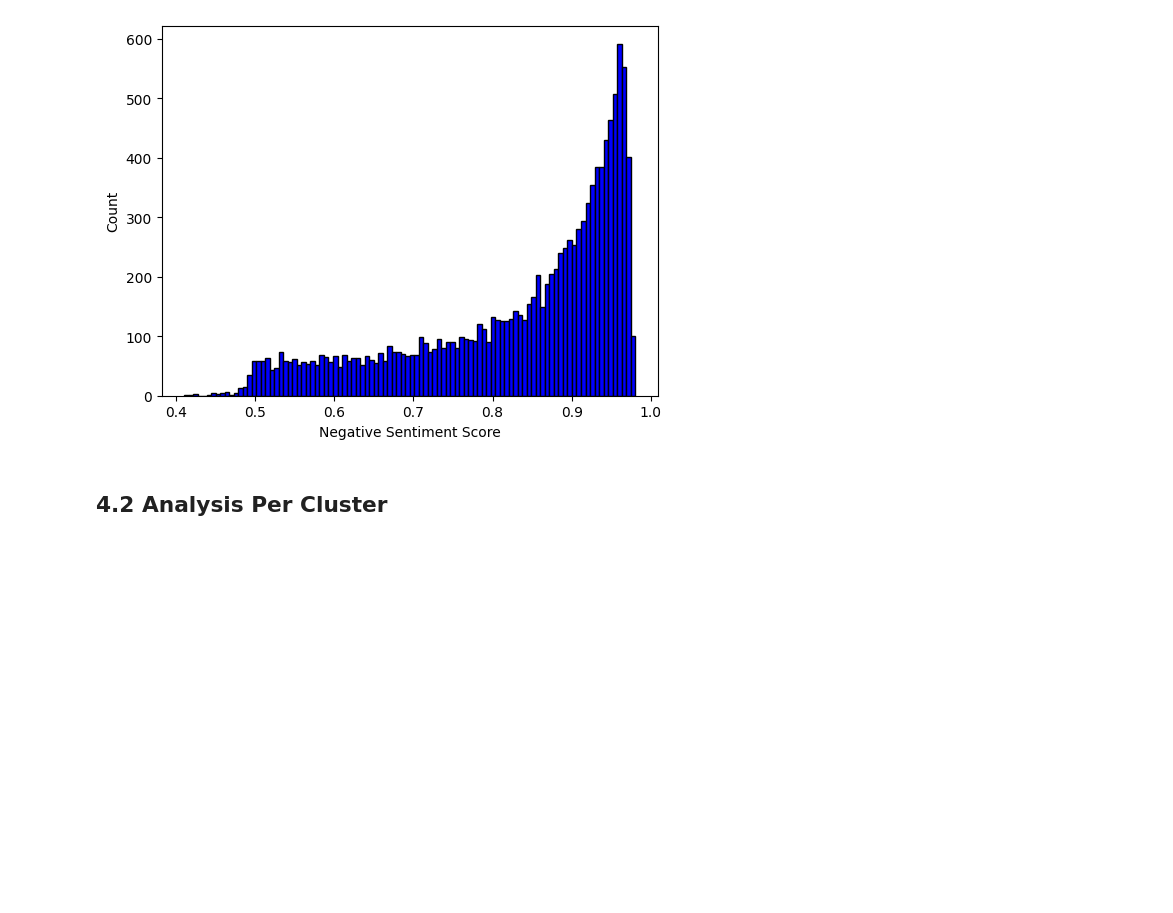
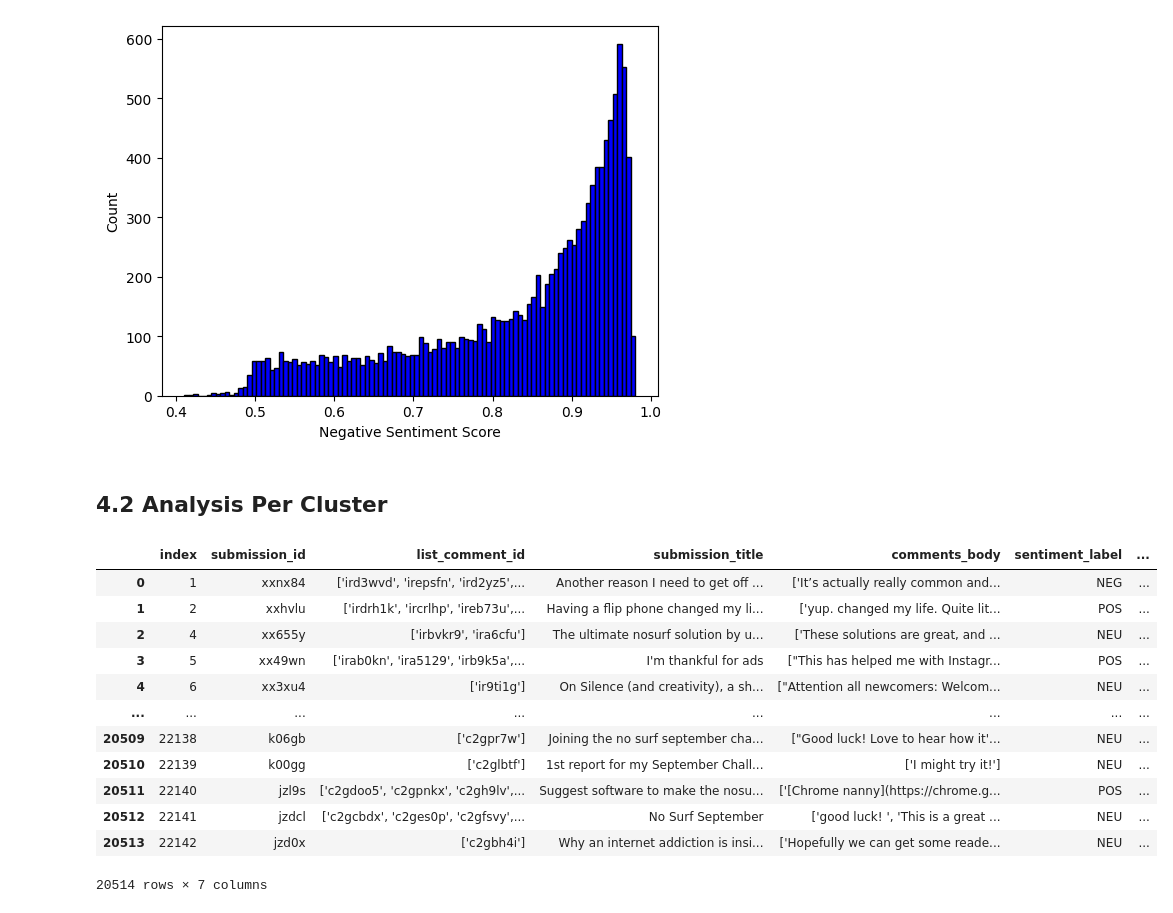
Before and after one commit to vravoson/Digital_Addiction, a Jupyter notebook: AnomalyDetection_SentimentAnalysis.ipynb, the cells around one changed output. Saved outputs shown, nothing was run; the diff lists cells and outputs as text; code cells hidden in the pictures; blank space fills up the shorter version.

Commit message:
Added new sentiment analysis results

```diff
--- a/AnomalyDetection_SentimentAnalysis.ipynb
+++ b/AnomalyDetection_SentimentAnalysis.ipynb
@@ -78,3 +78,20 @@ plt.grid(None)
 [figure]
 # %% [markdown]
 ## 4.2 Analysis Per Cluster
+# %%
+data_clusters = data.copy().reset_index()
+data_clusters
+# %% [output]
+|  | index | submission_id | list_comment_id | submission_title | comments_body | sentiment_label | ... |
+| 0 | 1 | xxnx84 | ['ird3wvd', 'irepsfn', 'ird2yz5',... | Another reason I need to get off ... | ['It’s actually really common and... | NEG | ... |
+| 1 | 2 | xxhvlu | ['irdrh1k', 'ircrlhp', 'ireb73u',... | Having a flip phone changed my li... | ['yup. changed my life. Quite lit... | POS | ... |
+| 2 | 4 | xx655y | ['irbvkr9', 'ira6cfu'] | The ultimate nosurf solution by u... | ['These solutions are great, and ... | NEU | ... |
+| 3 | 5 | xx49wn | ['irab0kn', 'ira5129', 'irb9k5a',... | I'm thankful for ads | ["This has helped me with Instagr... | POS | ... |
+| 4 | 6 | xx3xu4 | ['ir9ti1g'] | On Silence (and creativity), a sh... | ["Attention all newcomers: Welcom... | NEU | ... |
+| ... | ... | ... | ... | ... | ... | ... | ... |
+| 20509 | 22138 | k06gb | ['c2gpr7w'] | Joining the no surf september cha... | ["Good luck! Love to hear how it'... | NEU | ... |
+| 20510 | 22139 | k00gg | ['c2glbtf'] | 1st report for my September Chall... | ['I might try it!'] | NEU | ... |
+| 20511 | 22140 | jzl9s | ['c2gdoo5', 'c2gpnkx', 'c2gh9lv',... | Suggest software to make the nosu... | ['[Chrome nanny](https://chrome.g... | POS | ... |
+| 20512 | 22141 | jzdcl | ['c2gcbdx', 'c2ges0p', 'c2gfsvy',... | No Surf September | ['good luck! ', 'This is a great ... | NEU | ... |
+| 20513 | 22142 | jzd0x | ['c2gbh4i'] | Why an internet addiction is insi... | ['Hopefully we can get some reade... | NEU | ... |
+20514 rows × 7 columns
```
Also changed, not shown: parts of 1 cell of this notebook.
